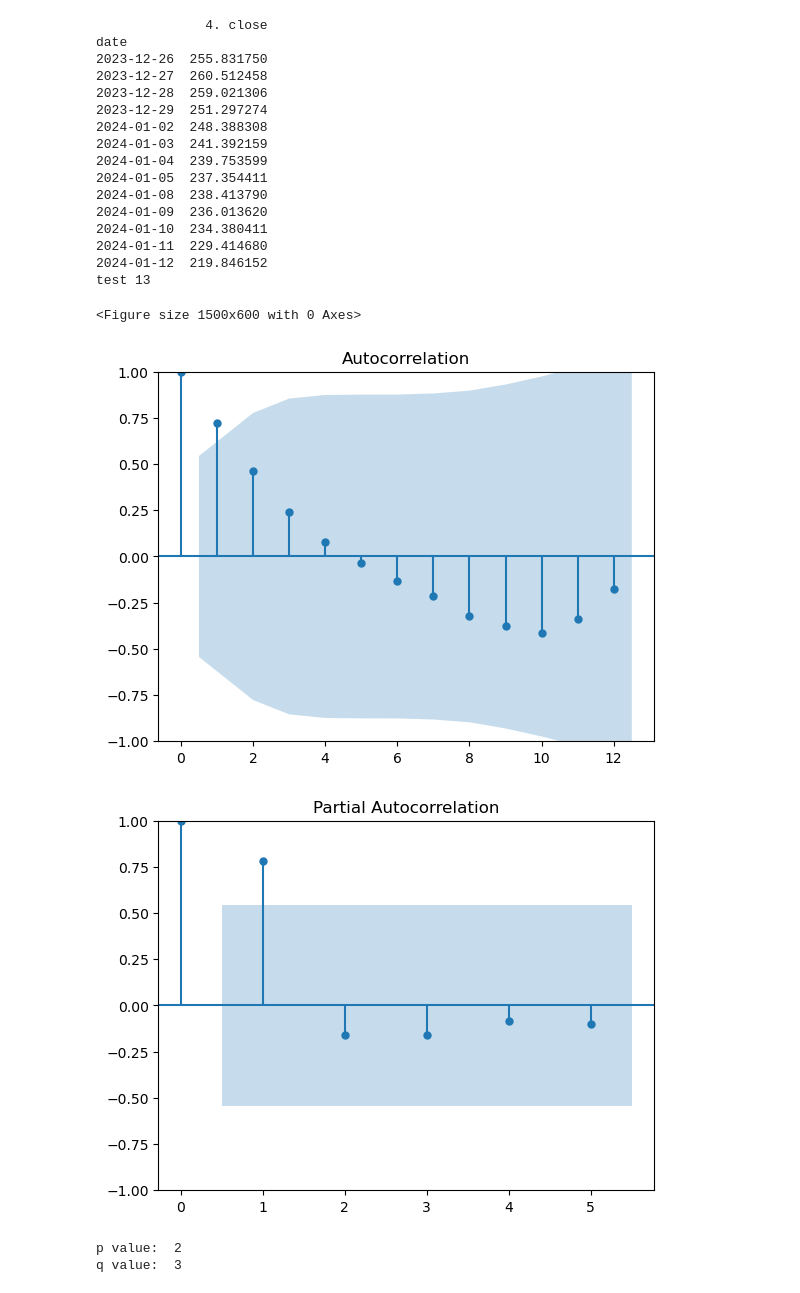
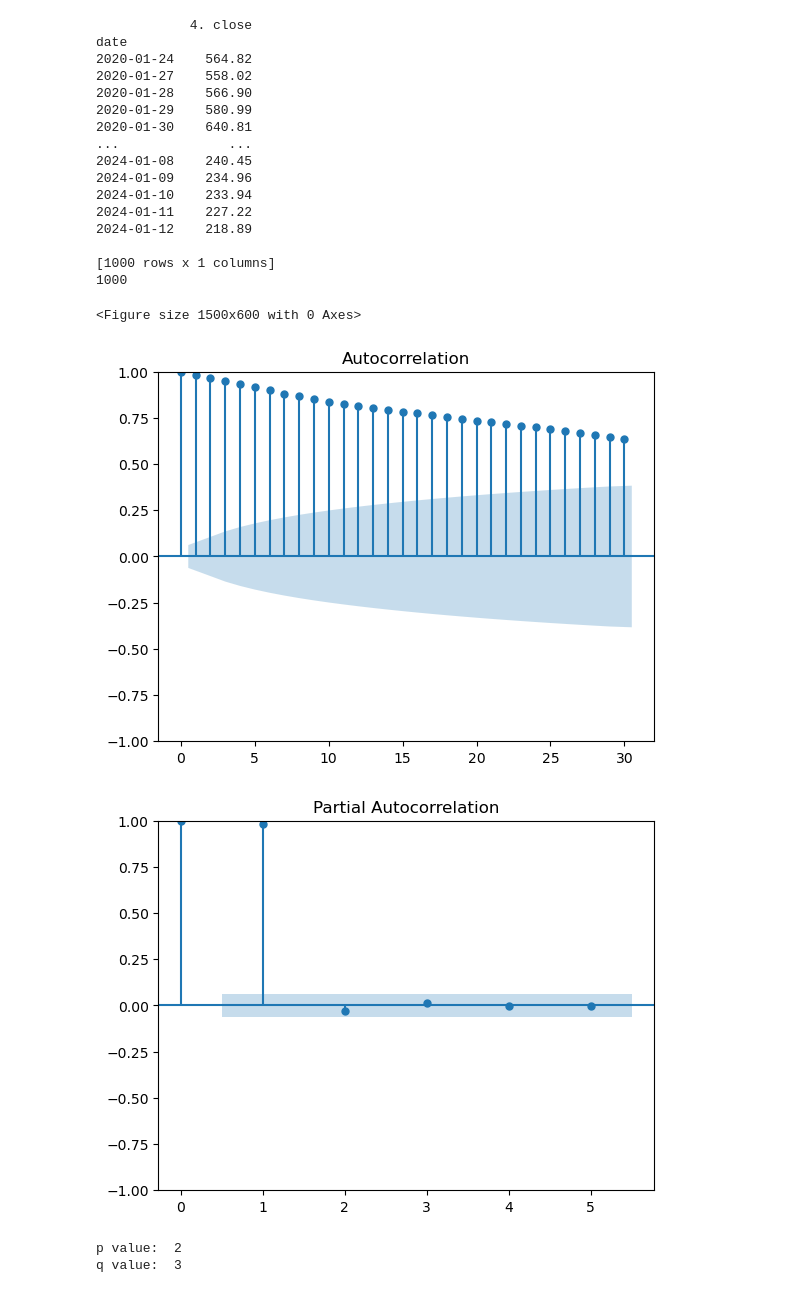
Before and after one commit to arjundahiya123/investment-analysis-project, a Jupyter notebook: ARIMA.ipynb, the cells around one changed output. Cells and saved outputs as stored; diff of their text form; code cells hidden in the pictures.

Commit message:
Modified dataset preprocessing

```diff
--- a/ARIMA.ipynb
+++ b/ARIMA.ipynb
@@ -33,4 +33,5 @@ ts = TimeSeries(key, output_format='pandas') #requires input of key and output f
 
 # Sample API Call for Tesla
 #objects come with a data and a meta component (will likely only need data component), require a stock symbol + interval + output size
-data, meta = ts.get_intraday('TSLA', interval = '1min', outputsize='full')
+predata, meta = ts.get_daily('TSLA', outputsize='full')
+data = predata[:1000]
@@ -128,43 +169,43 @@ d value:  1
     # model = ARIMA(data, order(p,d,q))
     # model_fit = model.fit()
 # %%
-# Preprocess the data to show daily instead of by minute
-hourly_data = df.resample('D').mean()
-df2 = pd.DataFrame(hourly_data)
+# # Preprocess the data to show daily instead of by minute
+# hourly_data = df.resample('D').mean()
+# df = pd.DataFrame(hourly_data)
 
 
-print(df2.dropna())
-print(len(df2.dropna()))
+print(df.dropna())
+print(len(df.dropna()))
 
 
 # ACF plot to determine q value (visu)
 plt.figure(figsize=(15, 6))
-plot_acf(df2.dropna())
+plot_acf(df.dropna())
 plt.show()
 
 # PACF plot to determine p value
-plot_pacf(df2.dropna(), lags=5)
+plot_pacf(df.dropna(), lags=5)
 plt.show()
 # %% [output]
-              4. close
+            4. close
 date
-2023-12-26  255.831750
-2023-12-27  260.512458
-2023-12-28  259.021306
-2023-12-29  251.297274
-2024-01-02  248.388308
-2024-01-03  241.392159
-2024-01-04  239.753599
-2024-01-05  237.354411
-2024-01-08  238.413790
-2024-01-09  236.013620
-2024-01-10  234.380411
-2024-01-11  229.414680
-2024-01-12  219.846152
-test 13
+2020-01-24    564.82
+2020-01-27    558.02
+2020-01-28    566.90
+2020-01-29    580.99
+2020-01-30    640.81
+...              ...
+2024-01-08    240.45
+2024-01-09    234.96
+2024-01-10    233.94
+2024-01-11    227.22
+2024-01-12    218.89
+
+[1000 rows x 1 columns]
+1000
 <Figure size 1500x600 with 0 Axes>
-[figure, old version]
+[figure, new version]
-[figure, old version]
+[figure, new version]
 # %%
 # 6.1 Determine the best p and q values
 # The best p,q,d values will produce the lowest aic value
```
Also changed, not shown: parts of 8 cells of this notebook.
